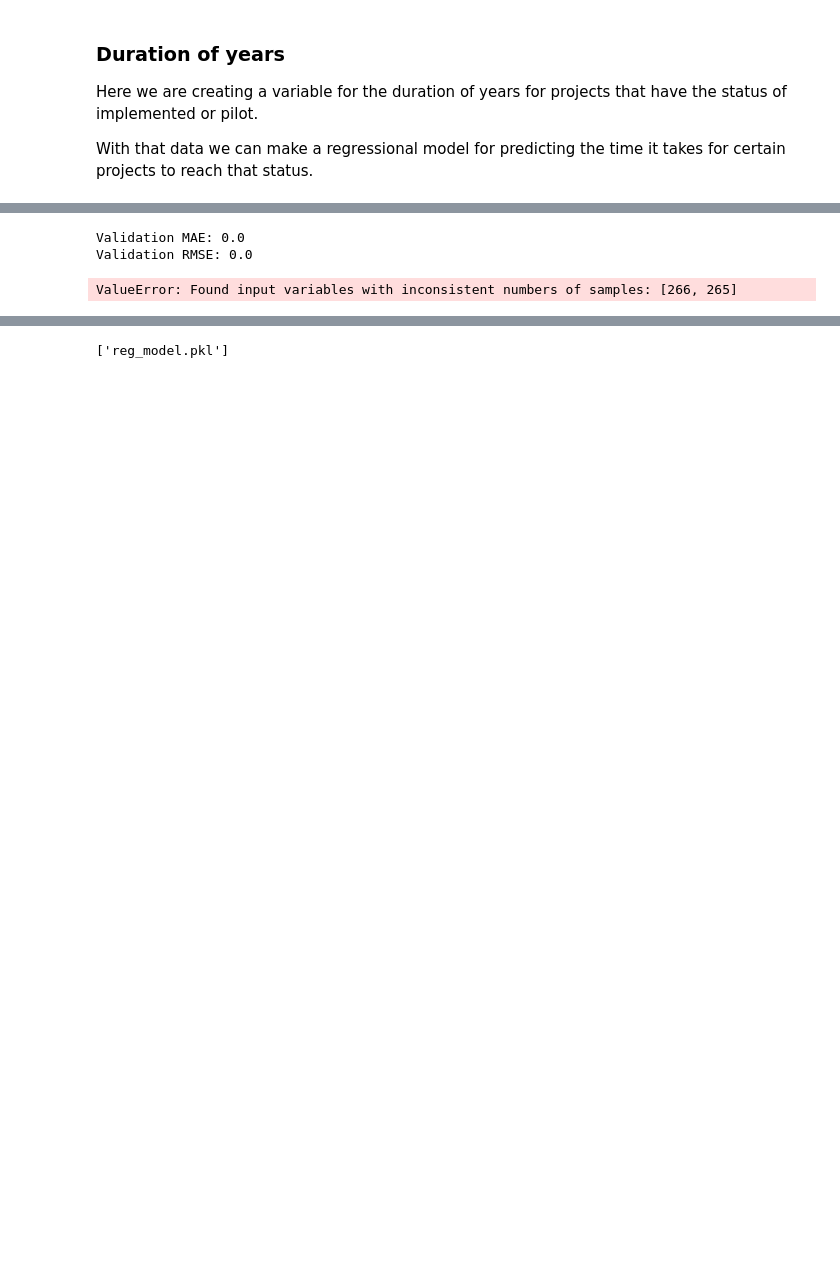
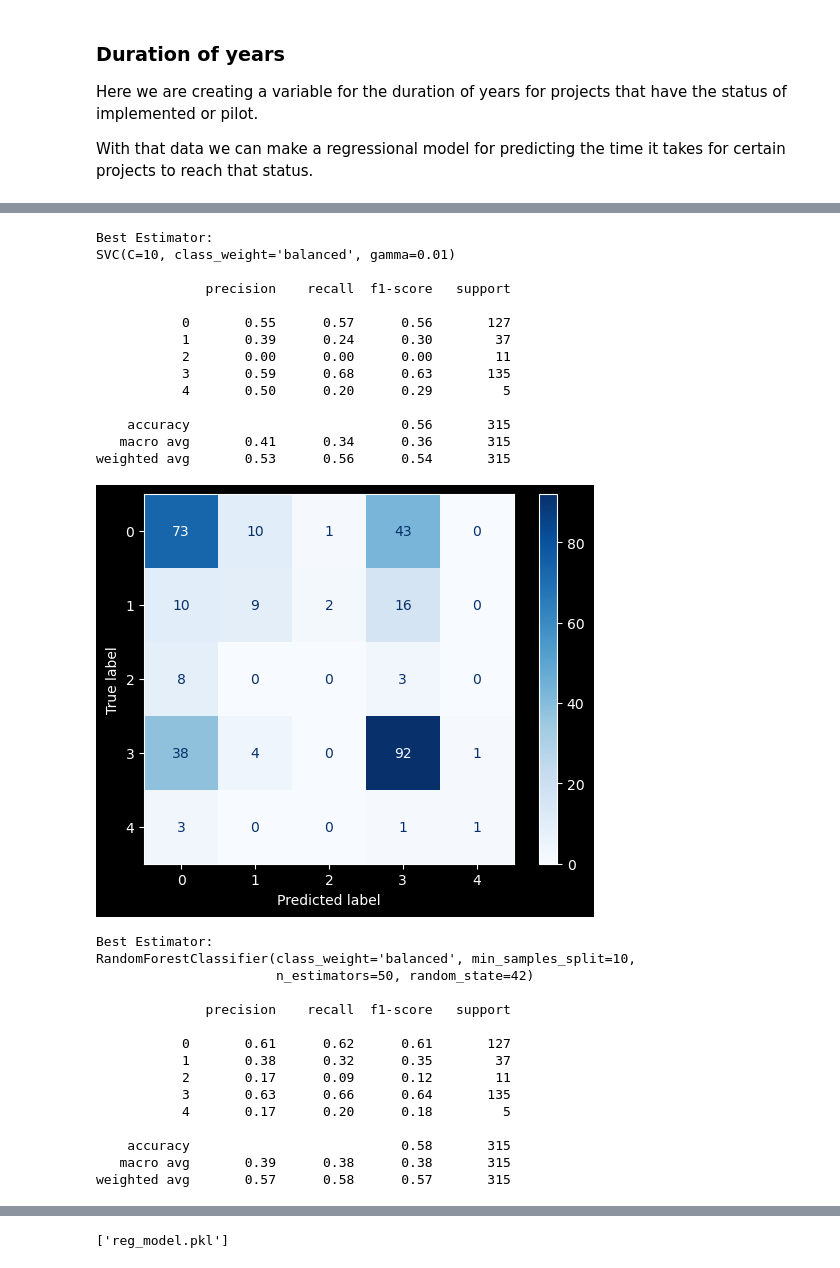
Before and after one commit to Marchant01/ai_eu_project, a Jupyter notebook: eda.ipynb, the cells around one changed output, grey strips where cells are left out. Drawn from its saved outputs; the diff is of its cells as text; code cells hidden in the pictures; blank space fills up the shorter version.

```diff
--- a/eda.ipynb
+++ b/eda.ipynb
@@ -16,9 +16,10 @@ df = df[df['Primary Technology'].str.lower() == 'artificial intelligence']
 df[' Status'] = df[' Status'].replace({'Pilot phase': 'Pilot'})
 
 # Resets the indexing so that it will match the other data when modelling
+df = df.reset_index(drop=True)
+
 # This will be the hyperparameter used when modelling
 df_y = df[' Status']
-df_y = df_y.reset_index(drop=True)
 
 # All columns needed for the project
 columns = [
@@ -58,8 +59,11 @@ x_columns = [
     # "Increased transparency of public sector operations"
 ]
 
-# Selects the right columns
+# Fixes columns that are misspelled
 df_selected = df[columns]
+for column in df_selected.columns:
+   if df_selected[column].dtype == 'object':
+      df_selected[column] = df_selected[column].str.strip().str.lower()
 
 # Replaces X/ x with 1 or 0 to ease dummy-encoding
 def translate_x(dataFrame, column):
@@ -67,9 +71,14 @@ def translate_x(dataFrame, column):
       "x": 1,
       "X": 1,
       "\xa0": 0,
+      " ": 0,
       np.nan: 0
   })
-  dataFrame[column] = dataFrame[column].astype(int)
+  dataFrame[column] = dataFrame[column].astype(str).str.strip().replace('', '0')
+
+  # Convert to integer safely
+  dataFrame[column] = pd.to_numeric(dataFrame[column], errors='coerce').fillna(0).astype(int)
+
 
 # Translates X in for the right columns
 for column in x_columns:
@@ -324,12 +346,10 @@ from sklearn.ensemble import RandomForestClassifier, ExtraTreesClassifier
 from sklearn.svm import SVC
 from sklearn.model_selection import GridSearchCV
 from sklearn.metrics import precision_score, mean_absolute_error, root_mean_squared_error, classification_report, confusion_matrix, ConfusionMatrixDisplay
-from sklearn.linear_model import LinearRegression
 
 svc = SVC(class_weight='balanced')
 rm_cl = RandomForestClassifier(random_state=42, class_weight='balanced')
 et_cl = ExtraTreesClassifier(random_state=42, class_weight='balanced')
-lin_reg = LinearRegression()
 
 hypergrid_svc = {
   'kernel': ['rbf', 'poly', 'sigmoid'],
@@ -339,52 +359,69 @@ hypergrid_svc = {
 
 hypergrid_rm = {
   'n_estimators': [10, 50, 100, 150],
   'min_samples_split': [2, 5, 10]
 }
 
-svc_model_gs = GridSearchCV(svc, hypergrid_svc, scoring='f1_macro')
-rm_model_gs = GridSearchCV(rm_cl, hypergrid_rm, scoring='f1_macro')
-et_model_gs = GridSearchCV(et_cl, hypergrid_rm, scoring='f1_macro')
+svc_model_gs = GridSearchCV(svc, hypergrid_svc, scoring='f1_macro', cv=3)
+rm_model_gs = GridSearchCV(rm_cl, hypergrid_rm, scoring='f1_macro', cv=3)
+et_model_gs = GridSearchCV(et_cl, hypergrid_rm, scoring='f1_macro', cv=3)
 
 models_score = []
 
-lin_reg.fit(X_time_train, y_time_train)
-y_pred_time = lin_reg.predict(X_time_val)
-print("Validation MAE:", round(mean_absolute_error(y_time_val, y_pred_time), 2))
-print("Validation RMSE:", round(root_mean_squared_error(y_time_val, y_pred_time), 2))
-
-lin_reg.fit(X_time_val, y_time_val)
-y_pred_time_test = lin_reg.predict(X_time_test)
-print("Test MAE:", round(mean_absolute_error(y_time_test, y_pred_time), 2))
-print("Validation RMSE:", round(root_mean_squared_error(y_time_test, y_pred_time), 2))
-
 for clf in (svc_model_gs, rm_model_gs, et_model_gs):
   # Trains on the model on training data
-  clf.fit(X_train, y_status_train)
-  y_pred_val = clf.predict(X_val)
+  clf.fit(X_train_status, y_train_status)
+  y_pred_val_status = clf.predict(X_val_status)
 
   # Prints out scoring for accuracy, precision, recall and f1 for each model
-  prec_score = precision_score(y_status_val, y_pred_val, average='macro', zero_division=0)
+  prec_score = precision_score(y_val_status, y_pred_val_status, average='macro', zero_division=0)
   print(f'\nBest Estimator:\n{clf.best_estimator_}')
-  print(f'\n{classification_report(y_status_val, y_pred_val, zero_division=0)}')
+  print(f'\n{classification_report(y_val_status, y_pred_val_status, zero_division=0)}')
 
-  cm = confusion_matrix(y_status_val, y_pred_val)
+  cm = confusion_matrix(y_val_status, y_pred_val_status)
 
   disp = ConfusionMatrixDisplay(confusion_matrix=cm)
   disp.plot(cmap="Blues", values_format='d')
   plt.show()
 
   models_score.append({
         'model': clf,
         'score': prec_score
   })
 
 # Saves the best performing model based on accuracy
 best_prec_model = max(models_score, key=lambda x: x['score'])
-print(f'\nBest model: {best_prec_model['model'].best_estimator_}')
+print(f'\nBest performing model: {best_prec_model['model'].best_estimator_}')
 print(f'\nModel precision score: {best_prec_model['score']:.2f}')
 best_model = best_prec_model['model'].best_estimator_
 # %% [output]
-Validation MAE: 0.0
-Validation RMSE: 0.0
+Best Estimator:
+SVC(C=10, class_weight='balanced', gamma=0.01)
+
+              precision    recall  f1-score   support
+
+           0       0.55      0.57      0.56       127
+           1       0.39      0.24      0.30        37
+           2       0.00      0.00      0.00        11
+           3       0.59      0.68      0.63       135
+           4       0.50      0.20      0.29         5
+
+    accuracy                           0.56       315
+   macro avg       0.41      0.34      0.36       315
+weighted avg       0.53      0.56      0.54       315
+[figure, added]
-ValueError: Found input variables with inconsistent numbers of samples: [266, 265]
+Best Estimator:
+RandomForestClassifier(class_weight='balanced', min_samples_split=10,
+                       n_estimators=50, random_state=42)
+
+              precision    recall  f1-score   support
+
+           0       0.61      0.62      0.61       127
+           1       0.38      0.32      0.35        37
+           2       0.17      0.09      0.12        11
+           3       0.63      0.66      0.64       135
+           4       0.17      0.20      0.18         5
+
+    accuracy                           0.58       315
+   macro avg       0.39      0.38      0.38       315
+weighted avg       0.57      0.58      0.57       315
```
Also changed, not shown: parts of 12 cells of this notebook, 4 other files.
